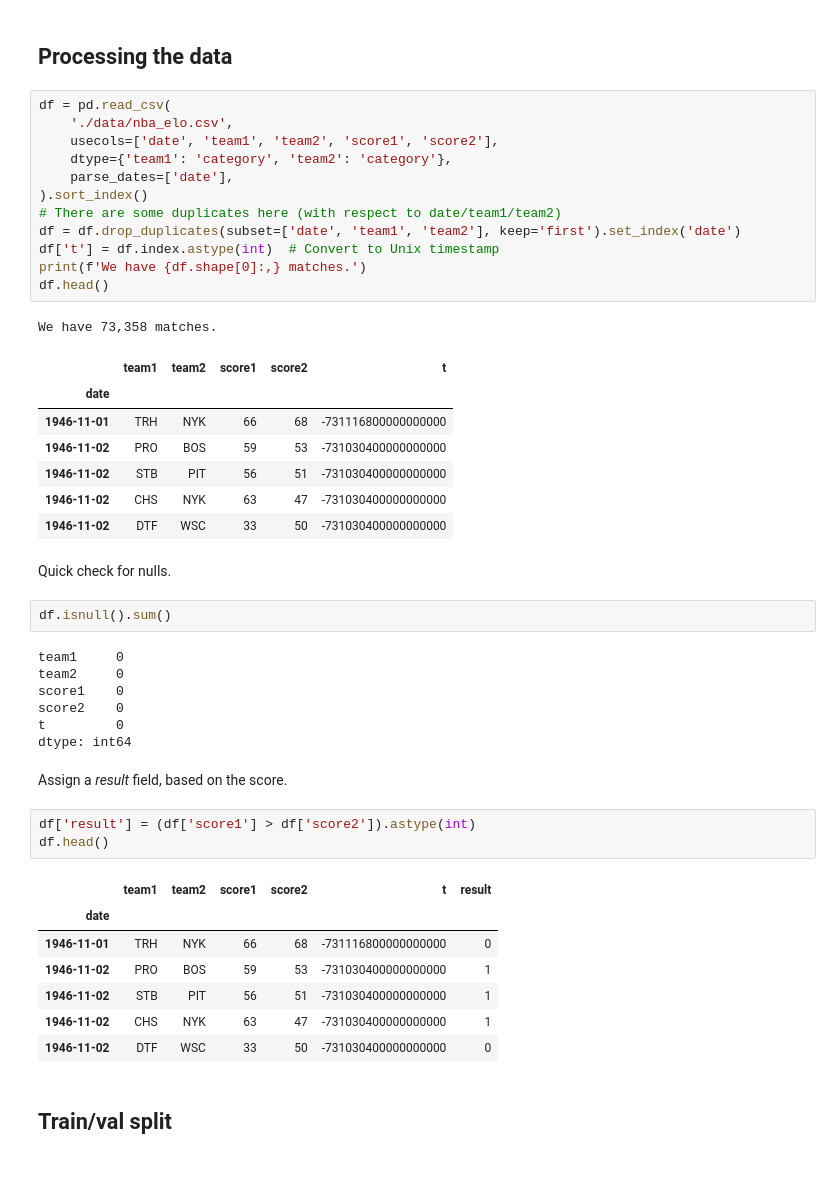
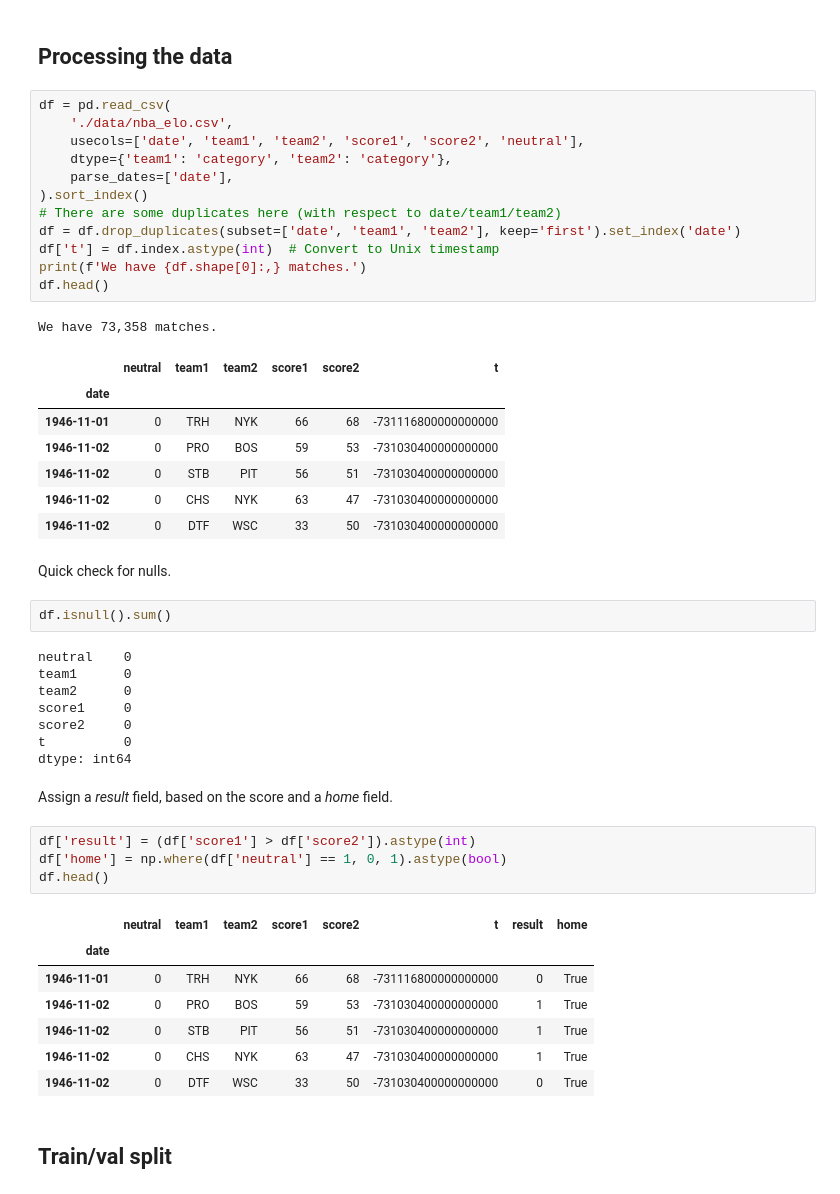
Before and after one commit to cookepm86/elo-grad, a Jupyter notebook: examples/nba.ipynb, the cells around one changed output. Saved outputs shown, nothing was run; the diff lists cells and outputs as text.

```diff
--- a/examples/nba.ipynb
+++ b/examples/nba.ipynb
@@ -25,7 +26,7 @@ from elo_grad import EloEstimator
 # %%
 df = pd.read_csv(
     './data/nba_elo.csv',
-    usecols=['date', 'team1', 'team2', 'score1', 'score2'],
+    usecols=['date', 'team1', 'team2', 'score1', 'score2', 'neutral'],
     dtype={'team1': 'category', 'team2': 'category'},
     parse_dates=['date'],
 ).sort_index()
@@ -36,37 +37,39 @@ print(f'We have {df.shape[0]:,} matches.')
 df.head()
 # %% [output]
 We have 73,358 matches.
-|  | team1 | team2 | score1 | score2 | t |
-| date |  |  |  |  |  |
-| 1946-11-01 | TRH | NYK | 66 | 68 | -731116800000000000 |
-| 1946-11-02 | PRO | BOS | 59 | 53 | -731030400000000000 |
-| 1946-11-02 | STB | PIT | 56 | 51 | -731030400000000000 |
-| 1946-11-02 | CHS | NYK | 63 | 47 | -731030400000000000 |
-| 1946-11-02 | DTF | WSC | 33 | 50 | -731030400000000000 |
+|  | neutral | team1 | team2 | score1 | score2 | t |
+| date |  |  |  |  |  |  |
+| 1946-11-01 | 0 | TRH | NYK | 66 | 68 | -731116800000000000 |
+| 1946-11-02 | 0 | PRO | BOS | 59 | 53 | -731030400000000000 |
+| 1946-11-02 | 0 | STB | PIT | 56 | 51 | -731030400000000000 |
+| 1946-11-02 | 0 | CHS | NYK | 63 | 47 | -731030400000000000 |
+| 1946-11-02 | 0 | DTF | WSC | 33 | 50 | -731030400000000000 |
 # %% [markdown]
 Quick check for nulls.
 # %%
 df.isnull().sum()
 # %% [output]
-team1     0
-team2     0
-score1    0
-score2    0
-t         0
+neutral    0
+team1      0
+team2      0
+score1     0
+score2     0
+t          0
 dtype: int64
 # %% [markdown]
-Assign a *result* field, based on the score.
+Assign a *result* field, based on the score and a *home* field.
 # %%
 df['result'] = (df['score1'] > df['score2']).astype(int)
+df['home'] = np.where(df['neutral'] == 1, 0, 1).astype(bool)
 df.head()
 # %% [output]
-|  | team1 | team2 | score1 | score2 | t | result |
-| date |  |  |  |  |  |  |
-| 1946-11-01 | TRH | NYK | 66 | 68 | -731116800000000000 | 0 |
-| 1946-11-02 | PRO | BOS | 59 | 53 | -731030400000000000 | 1 |
-| 1946-11-02 | STB | PIT | 56 | 51 | -731030400000000000 | 1 |
-| 1946-11-02 | CHS | NYK | 63 | 47 | -731030400000000000 | 1 |
-| 1946-11-02 | DTF | WSC | 33 | 50 | -731030400000000000 | 0 |
+|  | neutral | team1 | team2 | score1 | score2 | t | result | home |
+| date |  |  |  |  |  |  |  |  |
+| 1946-11-01 | 0 | TRH | NYK | 66 | 68 | -731116800000000000 | 0 | True |
+| 1946-11-02 | 0 | PRO | BOS | 59 | 53 | -731030400000000000 | 1 | True |
+| 1946-11-02 | 0 | STB | PIT | 56 | 51 | -731030400000000000 | 1 | True |
+| 1946-11-02 | 0 | CHS | NYK | 63 | 47 | -731030400000000000 | 1 | True |
+| 1946-11-02 | 0 | DTF | WSC | 33 | 50 | -731030400000000000 | 0 | True |
 # %% [markdown]
 ## Train/val split
 # %% [markdown]
```
Also changed, not shown: parts of 15 cells of this notebook, 4 other files.
